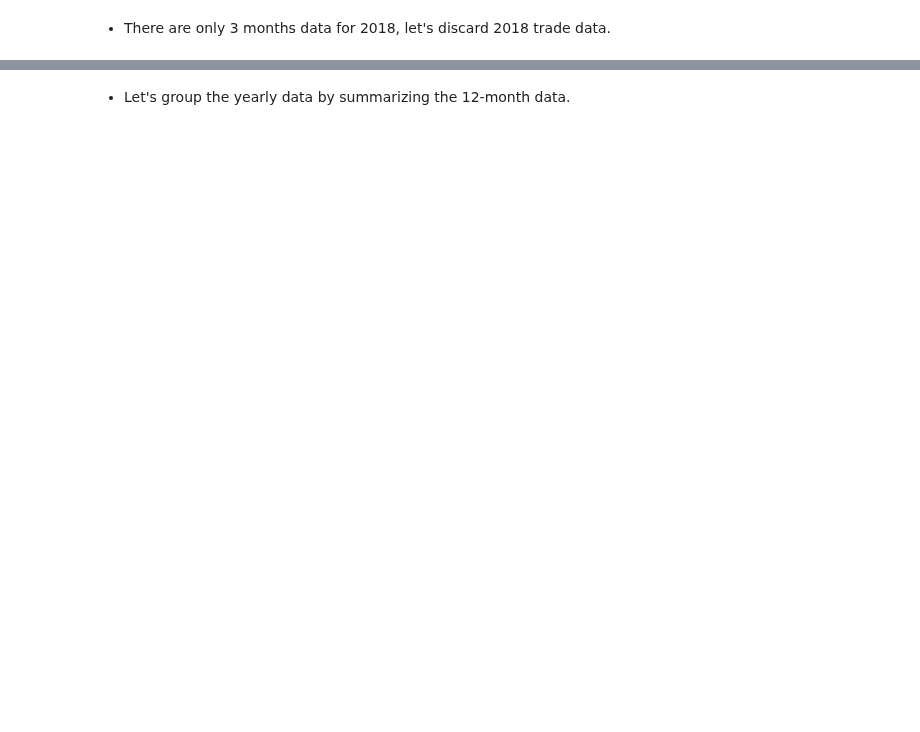
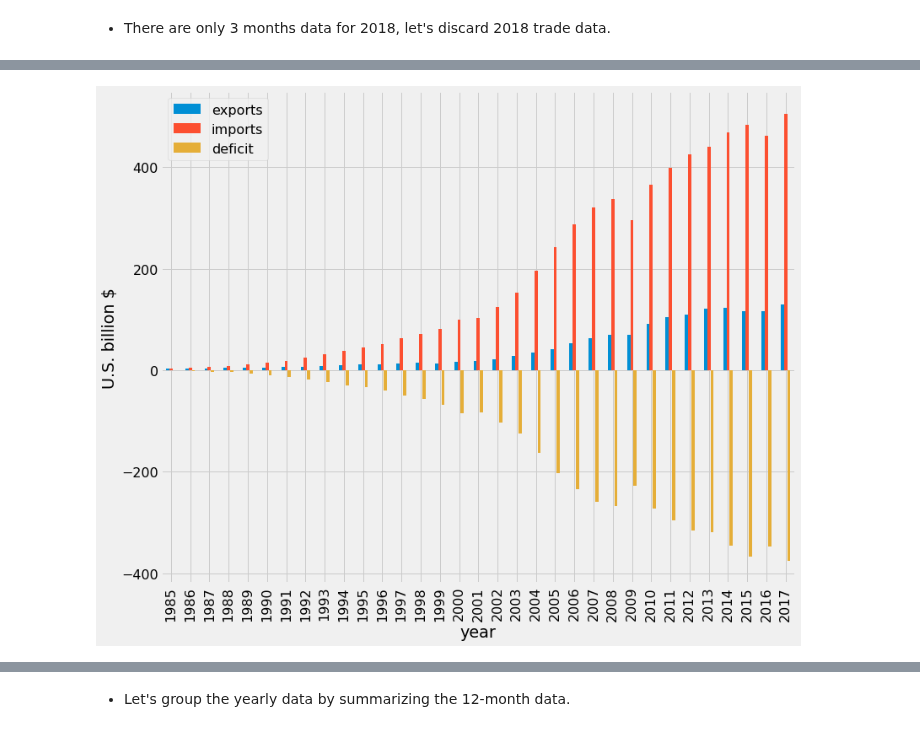
Before and after one commit to zjohnwei/analyze-U.S.-China-trade-deficit, a Jupyter notebook: US-China-Trade-Data-Analysis.ipynb, the cells around one changed output, grey strips where cells are left out. Cells and saved outputs as stored; diff of their text form; code cells hidden in the pictures; blank space fills up the shorter version.

```diff
--- a/US-China-Trade-Data-Analysis.ipynb
+++ b/US-China-Trade-Data-Analysis.ipynb
@@ -301,0 +315,11 @@ trade_data
+# %%
+import numpy as np
+# we group the column data by based on the 'year' column
+trade_data_yearly_grouped=trade_data.groupby(['year'])
+# we apply the np.sum() function to summarize the value for each year
+trade_data_yearly=trade_data_yearly_grouped.agg(np.sum)
+# we reorder the data
+trade_data_yearly=trade_data_yearly[['exports', 'imports', 'deficit']]
+# let's convert the unit from million dollar to billion dollar by '1/1000'
+trade_data_yearly = trade_data_yearly.apply(lambda x: x/1000.0)
+trade_data_yearly
@@ -301,0 +345,11 @@ trade_data
+# %%
+import matplotlib.pyplot as plt
+%matplotlib inline
+# Pick a style
+plt.style.use('fivethirtyeight')
+plt.rcParams['font.size'] = 16
+
+ax = trade_data_yearly[['exports', 'imports', 'deficit']].plot.bar(figsize=(12, 10));
+ax.set_ylabel('U.S. billion $');
+# %% [output]
+[figure, added]
```
Also changed, not shown: parts of 24 cells of this notebook.
